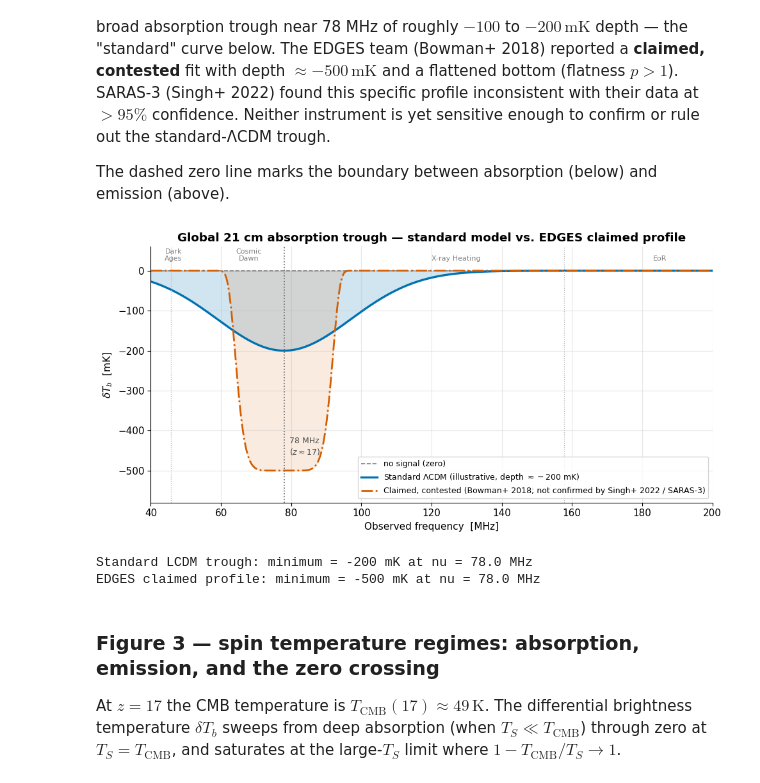
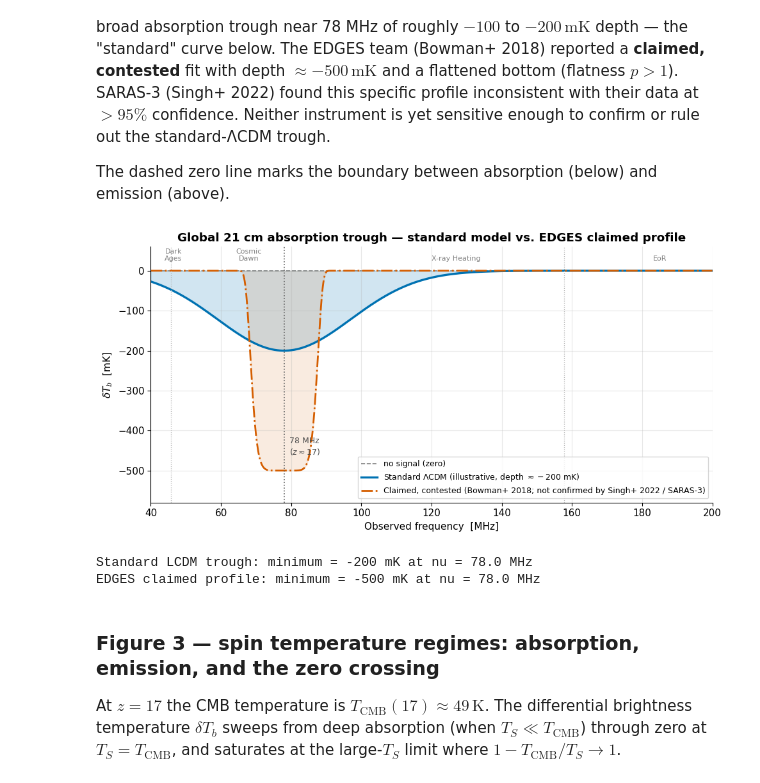
Before and after one commit to joebarbere/jansky, a Jupyter notebook: notebooks/42_cosmic_dawn_eor.ipynb, the cells around one changed output. Drawn from its saved outputs; the diff is of its cells as text; code cells hidden in the pictures.

```diff
--- a/notebooks/42_cosmic_dawn_eor.ipynb
+++ b/notebooks/42_cosmic_dawn_eor.ipynb
@@ -346,9 +346,10 @@ nu_gs = np.linspace(40.0, 200.0, 1000)  # MHz, the global-signal observing windo
 sig_std = eor.global_signal(nu_gs, center_mhz=78.0, depth_mk=-200.0,
                              width_mhz=19.0, flatness=1.0)
 
-# Claimed (contested) EDGES best-fit: flat-bottomed, deeper, slightly narrower.
+# Claimed (contested) EDGES best-fit: flat-bottomed (flatness=4), deeper, and
+# narrower -- width chosen so the FWHM is ~19 MHz, the reported EDGES value.
 sig_edges = eor.global_signal(nu_gs, center_mhz=78.0, depth_mk=-500.0,
-                               width_mhz=13.0, flatness=4.0)
+                               width_mhz=9.0, flatness=4.0)
 
 fig, ax = plt.subplots(figsize=(10, 5))
 
@@ -362,34 +363,34 @@ ax.plot(nu_gs, sig_std,   lw=2.4, color=CB[0],
 ax.plot(nu_gs, sig_edges, lw=2.0, color=CB[3], ls="-.",
         label="Claimed, contested (Bowman+ 2018; not confirmed by Singh+ 2022 / SARAS-3)")
 
 # Mark the EDGES centre frequency.
 ax.axvline(78.0, color="0.4", lw=1.2, ls=":")
 ax.text(79.5, -460, "78 MHz\n($z\\approx17$)", fontsize=9, color="0.3")
 
 # Epoch band hints (thin lines) to connect to Figure 1.
 for nu_b, label_b in [(eor.redshift_to_freq(30), "←Dark Ages | Cosmic Dawn→"),
                        (eor.redshift_to_freq(8),  "←Heating | Reionization→")]:
     ax.axvline(nu_b, color="0.7", lw=0.9, ls=":")
 ax.text(46.5, 25, "Dark\nAges", fontsize=8, color="0.5", ha="center")
 ax.text(68.0, 25, "Cosmic\nDawn", fontsize=8, color="0.5", ha="center")
 ax.text(127., 25, "X-ray Heating", fontsize=8, color="0.5", ha="center")
 ax.text(185., 25, "EoR", fontsize=8, color="0.5", ha="center")
 
 ax.set_xlabel("Observed frequency  [MHz]")
 ax.set_ylabel(r"$\delta T_b$  [mK]")
 ax.set_title("Global 21 cm absorption trough — standard model vs. EDGES claimed profile")
 ax.set_xlim(40, 200)
 ax.set_ylim(-580, 60)
 ax.legend(loc="lower right", fontsize=9)
 fig.tight_layout()
 plt.show()
 
 print(f"Standard LCDM trough: minimum = {sig_std.min():.0f} mK at "
       f"nu = {nu_gs[sig_std.argmin()]:.1f} MHz")
 print(f"EDGES claimed profile: minimum = {sig_edges.min():.0f} mK at "
       f"nu = {nu_gs[sig_edges.argmin()]:.1f} MHz")
 # %% [output]
-[figure, old version]
+[figure, new version]
 Standard LCDM trough: minimum = -200 mK at nu = 78.0 MHz
 EDGES claimed profile: minimum = -500 mK at nu = 78.0 MHz
 # %% [markdown]
```
Also changed, not shown: 1 other file.
